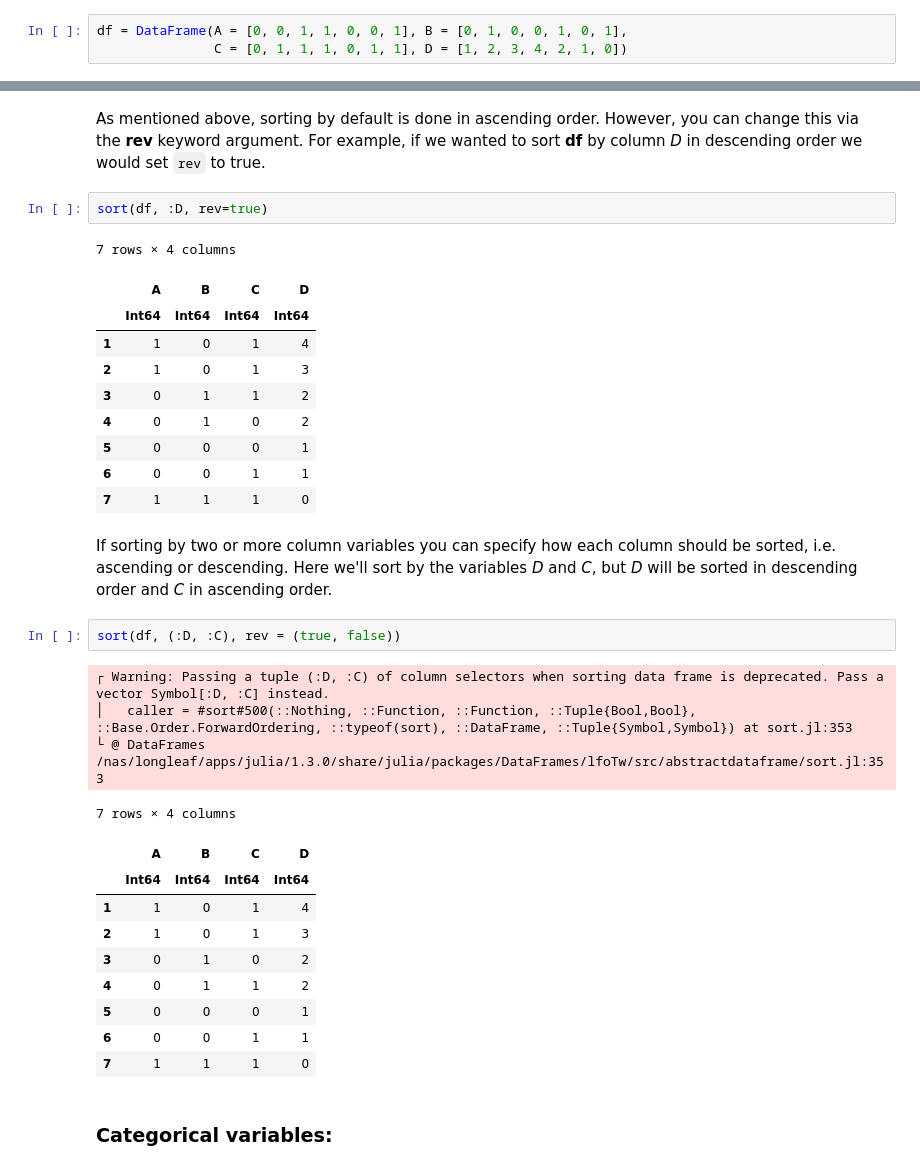
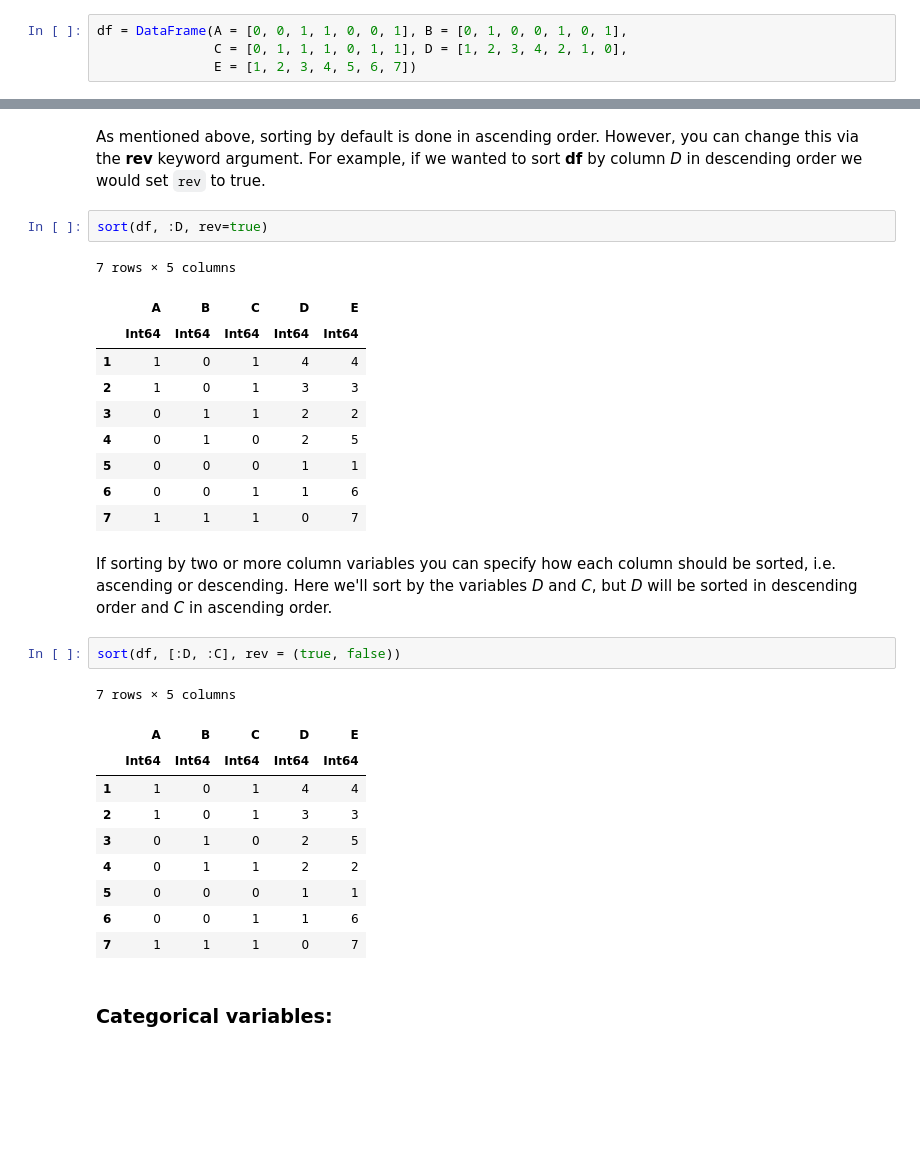
Before and after one commit to stillill/uncrc_dataframes_julia, a Jupyter notebook: non-interactive/Working_with_Dataframes.ipynb, the cells around one changed output, grey strips where cells are left out. Cells and saved outputs as stored; diff of their text form; blank space fills up the shorter version.

```diff
--- a/non-interactive/Working_with_Dataframes.ipynb
+++ b/non-interactive/Working_with_Dataframes.ipynb
@@ -850,5 +847,6 @@ dfc[shuffle(1:nrow(dfc)), :]
 Sorting allows you to order the data in different ways. Typically, you'll want to order the data with respect to a variable in the dataframe. The functions you can use for sorting are `sort` or `sort!`. The latter is the in-place version of the former.
 # %%
 df = DataFrame(A = [0, 0, 1, 1, 0, 0, 1], B = [0, 1, 0, 0, 1, 0, 1],
-               C = [0, 1, 1, 1, 0, 1, 1], D = [1, 2, 3, 4, 2, 1, 0])
+               C = [0, 1, 1, 1, 0, 1, 1], D = [1, 2, 3, 4, 2, 1, 0],
+               E = [1, 2, 3, 4, 5, 6, 7])
 # %% [output]
@@ -922,34 +940,31 @@ As mentioned above, sorting by default is done in ascending order. However, you
 # %%
 sort(df, :D, rev=true)
 # %% [output]
-7 rows × 4 columns
+7 rows × 5 columns
-|  | A | B | C | D |
-|  | Int64 | Int64 | Int64 | Int64 |
-| 1 | 1 | 0 | 1 | 4 |
-| 2 | 1 | 0 | 1 | 3 |
-| 3 | 0 | 1 | 1 | 2 |
-| 4 | 0 | 1 | 0 | 2 |
-| 5 | 0 | 0 | 0 | 1 |
-| 6 | 0 | 0 | 1 | 1 |
-| 7 | 1 | 1 | 1 | 0 |
+|  | A | B | C | D | E |
+|  | Int64 | Int64 | Int64 | Int64 | Int64 |
+| 1 | 1 | 0 | 1 | 4 | 4 |
+| 2 | 1 | 0 | 1 | 3 | 3 |
+| 3 | 0 | 1 | 1 | 2 | 2 |
+| 4 | 0 | 1 | 0 | 2 | 5 |
+| 5 | 0 | 0 | 0 | 1 | 1 |
+| 6 | 0 | 0 | 1 | 1 | 6 |
+| 7 | 1 | 1 | 1 | 0 | 7 |
 # %% [markdown]
 If sorting by two or more column variables you can specify how each column should be sorted, i.e. ascending or descending. Here we'll sort by the variables <i>D</i> and <i>C</i>, but <i>D</i> will be sorted in descending order and <i>C</i> in ascending order.
 # %%
-sort(df, (:D, :C), rev = (true, false))
+sort(df, [:D, :C], rev = (true, false))
 # %% [output]
-┌ Warning: Passing a tuple (:D, :C) of column selectors when sorting data frame is deprecated. Pass a vector Symbol[:D, :C] instead.
-│   caller = #sort#500(::Nothing, ::Function, ::Function, ::Tuple{Bool,Bool}, ::Base.Order.ForwardOrdering, ::typeof(sort), ::DataFrame, ::Tuple{Symbol,Symbol}) at sort.jl:353
-└ @ DataFrames /nas/longleaf/apps/julia/1.3.0/share/julia/packages/DataFrames/lfoTw/src/abstractdataframe/sort.jl:353
+7 rows × 5 columns
-7 rows × 4 columns
-|  | A | B | C | D |
-|  | Int64 | Int64 | Int64 | Int64 |
-| 1 | 1 | 0 | 1 | 4 |
-| 2 | 1 | 0 | 1 | 3 |
-| 3 | 0 | 1 | 0 | 2 |
-| 4 | 0 | 1 | 1 | 2 |
-| 5 | 0 | 0 | 0 | 1 |
-| 6 | 0 | 0 | 1 | 1 |
-| 7 | 1 | 1 | 1 | 0 |
+|  | A | B | C | D | E |
+|  | Int64 | Int64 | Int64 | Int64 | Int64 |
+| 1 | 1 | 0 | 1 | 4 | 4 |
+| 2 | 1 | 0 | 1 | 3 | 3 |
+| 3 | 0 | 1 | 0 | 2 | 5 |
+| 4 | 0 | 1 | 1 | 2 | 2 |
+| 5 | 0 | 0 | 0 | 1 | 1 |
+| 6 | 0 | 0 | 1 | 1 | 6 |
+| 7 | 1 | 1 | 1 | 0 | 7 |
 # %% [markdown]
 ### Categorical variables:
 # %%
```
Also changed, not shown: parts of 46 cells of this notebook, 1 other file.
